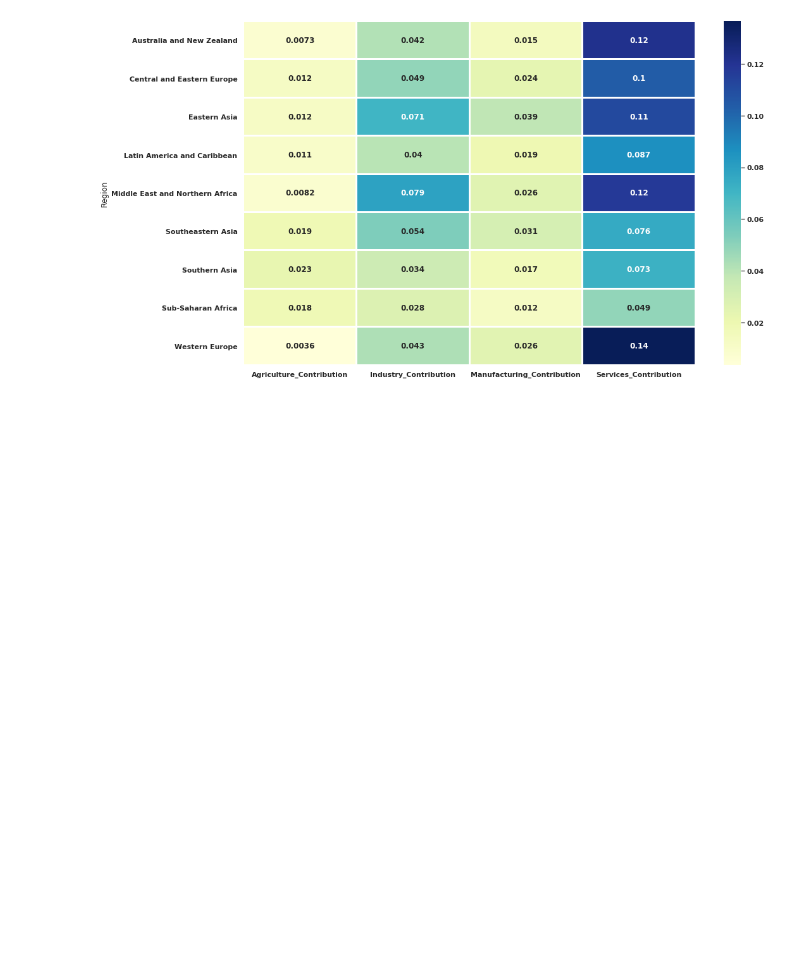
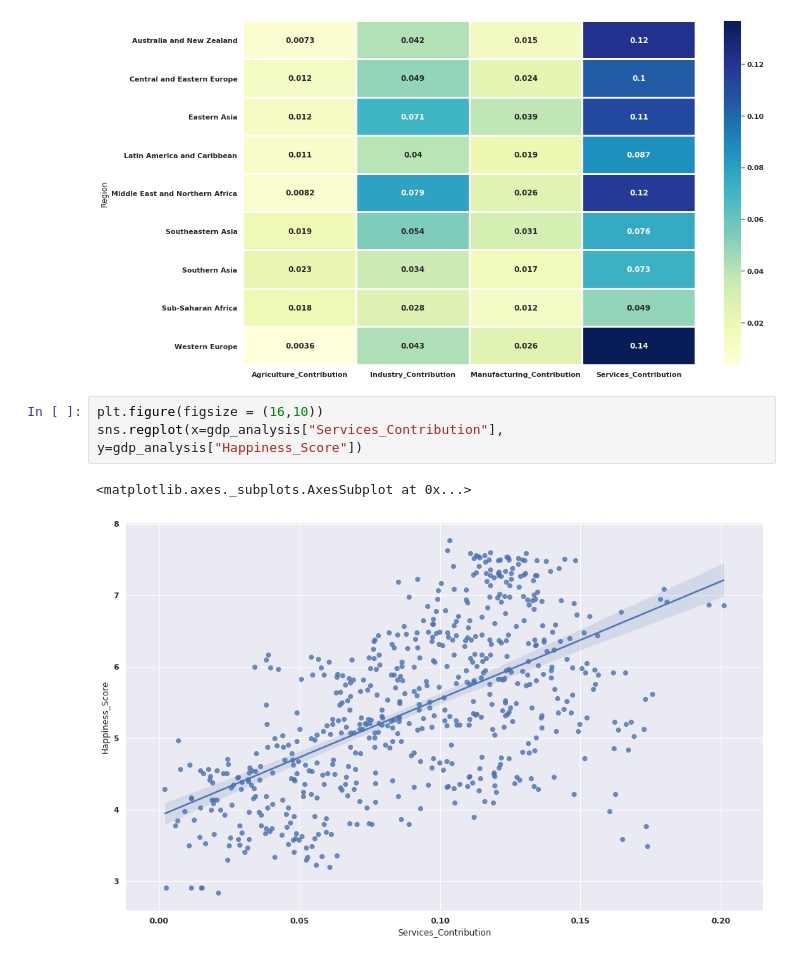
Before and after one commit to apatel31/si330_final_project, a Jupyter notebook: final_project_code.ipynb, the cells around one changed output. Cells and saved outputs as stored; diff of their text form; blank space fills up the shorter version.

Commit message:
analysis

```diff
--- a/final_project_code.ipynb
+++ b/final_project_code.ipynb
@@ -234,3 +238,9 @@ plt.ylim(b, t) # update the ylim(bottom, top) values
 plt.show() # ta-da!
 # %% [output]
 [figure]
+# %%
+plt.figure(figsize = (16,10))
+sns.regplot(x=gdp_analysis["Services_Contribution"], y=gdp_analysis["Happiness_Score"])
+# %% [output]
+<matplotlib.axes._subplots.AxesSubplot at 0x...>
+[figure, added]
```
Also changed, not shown: parts of 2 cells of this notebook.
